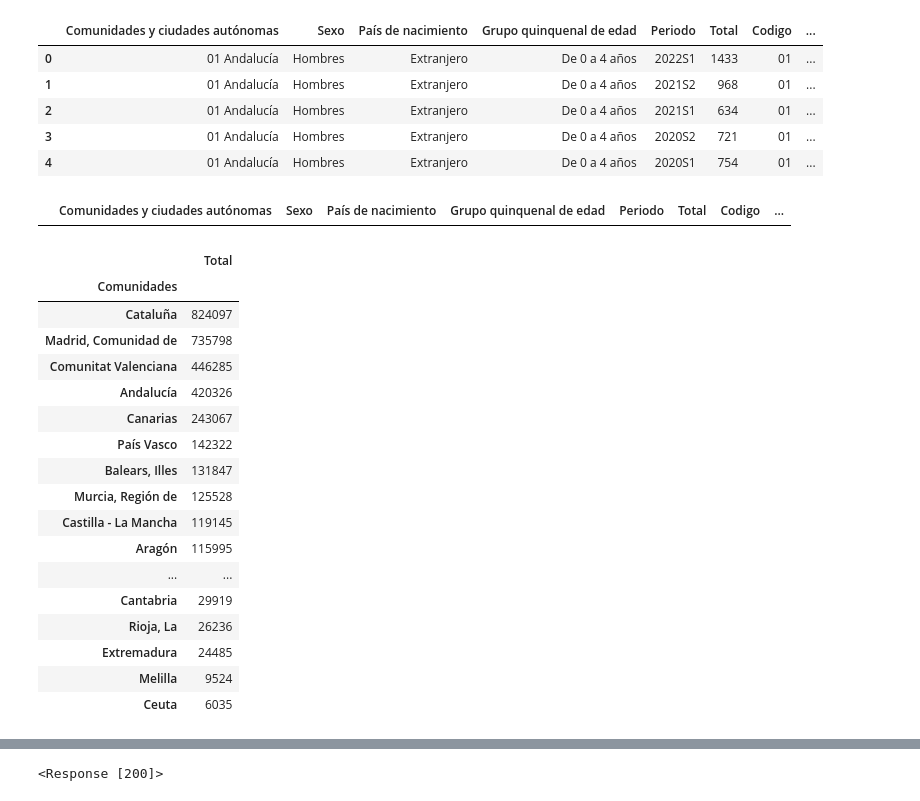
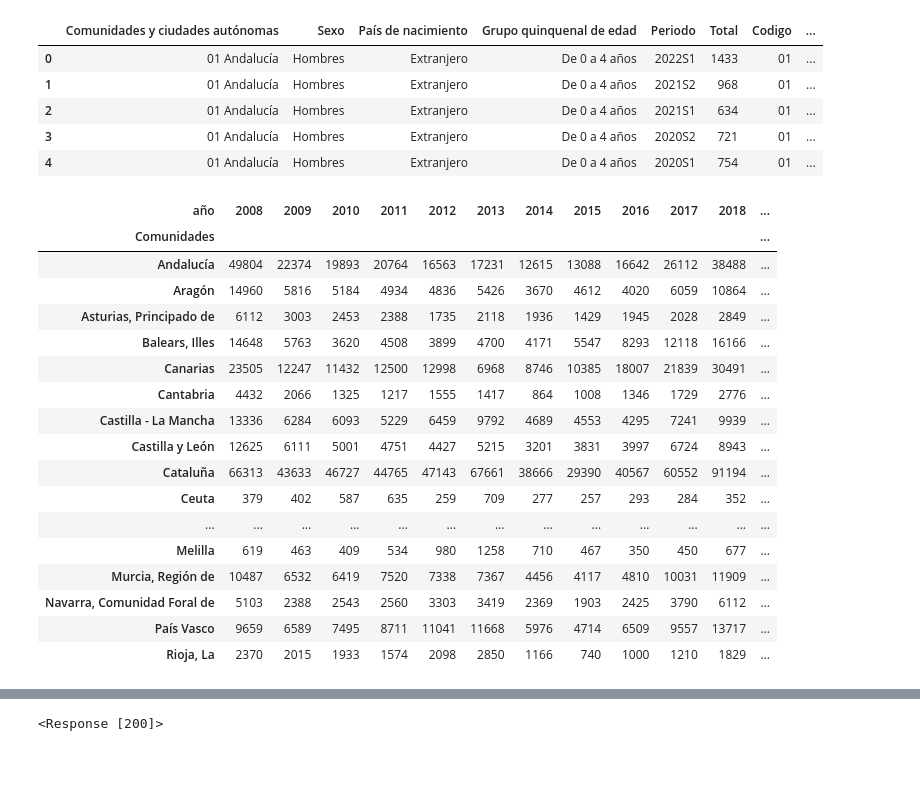
Before and after one commit to monicaclaros/ETL_P4, a Jupyter notebook: principal.ipynb, the cells around one changed output, grey strips where cells are left out. Drawn from its saved outputs; the diff is of its cells as text; code cells hidden in the pictures; blank space fills up the shorter version.

```diff
--- a/principal.ipynb
+++ b/principal.ipynb
@@ -113,30 +130,23 @@ df_2022 = migration[migration['año'] == 2022]
-# %%
-df_2022
-# %% [output]
-|  | Comunidades y ciudades autónomas | Sexo | País de nacimiento | Grupo quinquenal de edad | Periodo | Total | Codigo | ... |
 # %%
-#Tabla agrupada por comunidades autónomas
-pivot_ccaa = pd.pivot_table(migration, values='Total', index='Comunidades', aggfunc='sum')
+#Tabla agrupada por comunidades autónomas y año
+pivot_ccaa = pd.pivot_table(migration, values='Total', index='Comunidades', columns='año', aggfunc='sum')
+pivot_ccaa
+# %% [output]
+| año | 2008 | 2009 | 2010 | 2011 | 2012 | 2013 | 2014 | 2015 | 2016 | 2017 | 2018 | ... |
+| Comunidades |  |  |  |  |  |  |  |  |  |  |  | ... |
+| Andalucía | 49804 | 22374 | 19893 | 20764 | 16563 | 17231 | 12615 | 13088 | 16642 | 26112 | 38488 | ... |
+| Aragón | 14960 | 5816 | 5184 | 4934 | 4836 | 5426 | 3670 | 4612 | 4020 | 6059 | 10864 | ... |
+| Asturias, Principado de | 6112 | 3003 | 2453 | 2388 | 1735 | 2118 | 1936 | 1429 | 1945 | 2028 | 2849 | ... |
+| Balears, Illes | 14648 | 5763 | 3620 | 4508 | 3899 | 4700 | 4171 | 5547 | 8293 | 12118 | 16166 | ... |
+| Canarias | 23505 | 12247 | 11432 | 12500 | 12998 | 6968 | 8746 | 10385 | 18007 | 21839 | 30491 | ... |
+| Cantabria | 4432 | 2066 | 1325 | 1217 | 1555 | 1417 | 864 | 1008 | 1346 | 1729 | 2776 | ... |
+| Castilla - La Mancha | 13336 | 6284 | 6093 | 5229 | 6459 | 9792 | 4689 | 4553 | 4295 | 7241 | 9939 | ... |
+| Castilla y León | 12625 | 6111 | 5001 | 4751 | 4427 | 5215 | 3201 | 3831 | 3997 | 6724 | 8943 | ... |
+| Cataluña | 66313 | 43633 | 46727 | 44765 | 47143 | 67661 | 38666 | 29390 | 40567 | 60552 | 91194 | ... |
+| Ceuta | 379 | 402 | 587 | 635 | 259 | 709 | 277 | 257 | 293 | 284 | 352 | ... |
+| ... | ... | ... | ... | ... | ... | ... | ... | ... | ... | ... | ... | ... |
+| Melilla | 619 | 463 | 409 | 534 | 980 | 1258 | 710 | 467 | 350 | 450 | 677 | ... |
+| Murcia, Región de | 10487 | 6532 | 6419 | 7520 | 7338 | 7367 | 4456 | 4117 | 4810 | 10031 | 11909 | ... |
+| Navarra, Comunidad Foral de | 5103 | 2388 | 2543 | 2560 | 3303 | 3419 | 2369 | 1903 | 2425 | 3790 | 6112 | ... |
+| País Vasco | 9659 | 6589 | 7495 | 8711 | 11041 | 11668 | 5976 | 4714 | 6509 | 9557 | 13717 | ... |
+| Rioja, La | 2370 | 2015 | 1933 | 1574 | 2098 | 2850 | 1166 | 740 | 1000 | 1210 | 1829 | ... |
-# %%
-#CCAA ortenadas de mayor a menor
-df_ccaa= pivot_ccaa
-df_ccaa.sort_values(by='Total', ascending=False)
-# %% [output]
-|  | Total |
-| Comunidades |  |
-| Cataluña | 824097 |
-| Madrid, Comunidad de | 735798 |
-| Comunitat Valenciana | 446285 |
-| Andalucía | 420326 |
-| Canarias | 243067 |
-| País Vasco | 142322 |
-| Balears, Illes | 131847 |
-| Murcia, Región de | 125528 |
-| Castilla - La Mancha | 119145 |
-| Aragón | 115995 |
-| ... | ... |
-| Cantabria | 29919 |
-| Rioja, La | 26236 |
-| Extremadura | 24485 |
-| Melilla | 9524 |
-| Ceuta | 6035 |
```
Also changed, not shown: parts of 15 cells of this notebook.
